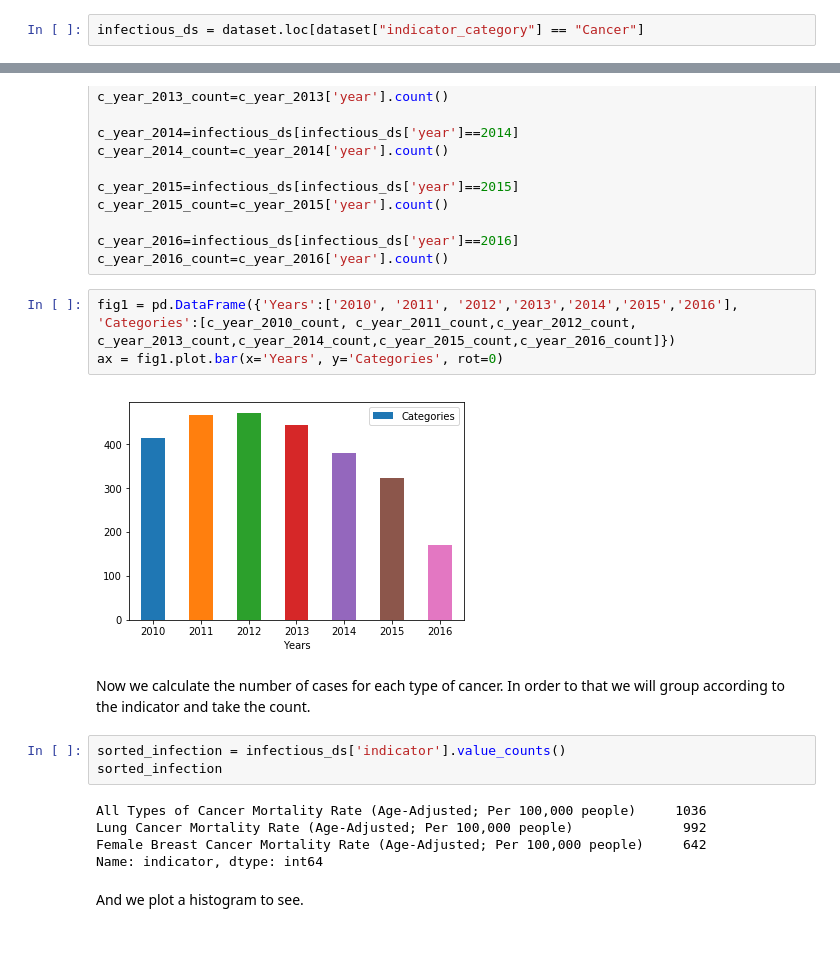
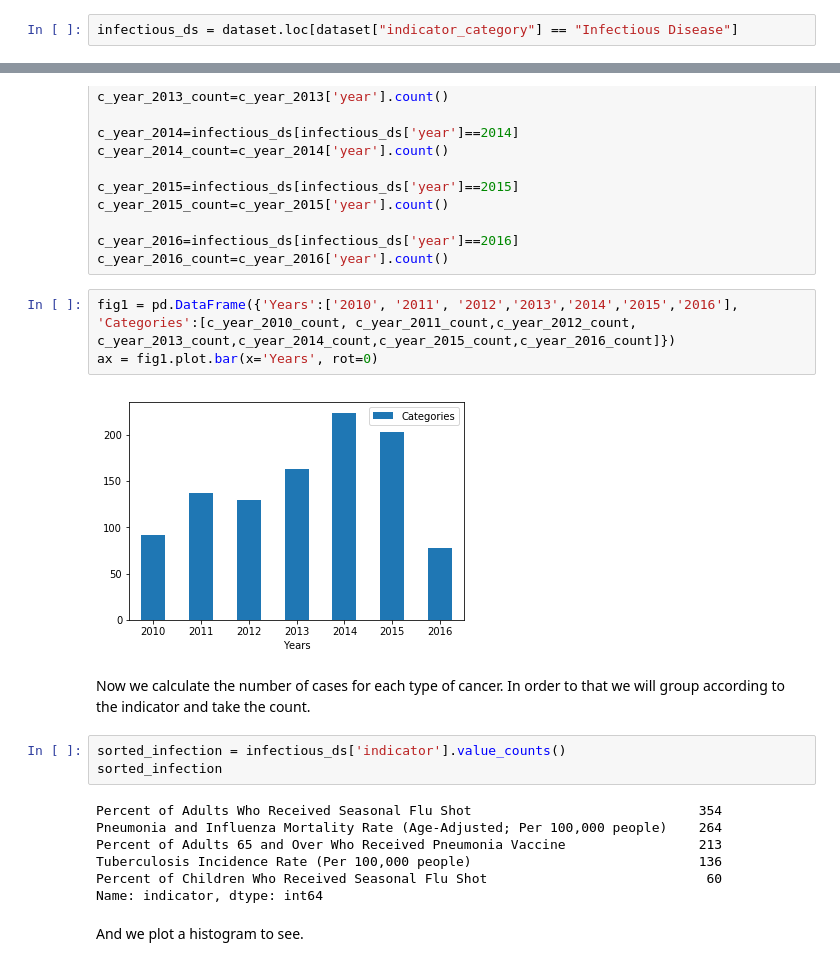
Before and after one commit to bchi-coursework/data-analysis, a Jupyter notebook: infectious_disease.ipynb, the cells around one changed output, grey strips where cells are left out. Saved outputs shown, nothing was run; the diff lists cells and outputs as text.

```diff
--- a/infectious_disease.ipynb
+++ b/infectious_disease.ipynb
@@ -51,7 +54,7 @@ dataset.rename(columns={'Indicator Category':'indicator_category','Indicator':'i
 # %% [markdown]
 <p>3.Now we need to filter the data according to the indicator category. We use one of the values "Cancer".</p>
 # %%
-infectious_ds = dataset.loc[dataset["indicator_category"] == "Cancer"]
+infectious_ds = dataset.loc[dataset["indicator_category"] == "Infectious Disease"]
 # %% [markdown]
 <p>4.And then we remove empty columns and unnecessary columns</p>
 # %%
@@ -103,9 +106,9 @@ c_year_2016=infectious_ds[infectious_ds['year']==2016]
 c_year_2016_count=c_year_2016['year'].count()
 # %%
 fig1 = pd.DataFrame({'Years':['2010', '2011', '2012','2013','2014','2015','2016'], 'Categories':[c_year_2010_count, c_year_2011_count,c_year_2012_count, c_year_2013_count,c_year_2014_count,c_year_2015_count,c_year_2016_count]})
-ax = fig1.plot.bar(x='Years', y='Categories', rot=0)
+ax = fig1.plot.bar(x='Years', rot=0)
 # %% [output]
-[figure, old version]
+[figure, new version]
 # %% [markdown]
 <p>Now we calculate the number of cases for each type of cancer. In order to that we will group according to the
 indicator and take the count.</p>
@@ -113,9 +116,11 @@ indicator and take the count.</p>
 sorted_infection = infectious_ds['indicator'].value_counts()
 sorted_infection
 # %% [output]
-All Types of Cancer Mortality Rate (Age-Adjusted; Per 100,000 people)     1036
-Lung Cancer Mortality Rate (Age-Adjusted; Per 100,000 people)              992
-Female Breast Cancer Mortality Rate (Age-Adjusted; Per 100,000 people)     642
+Percent of Adults Who Received Seasonal Flu Shot                             354
+Pneumonia and Influenza Mortality Rate (Age-Adjusted; Per 100,000 people)    264
+Percent of Adults 65 and Over Who Received Pneumonia Vaccine                 213
+Tuberculosis Incidence Rate (Per 100,000 people)                             136
+Percent of Children Who Received Seasonal Flu Shot                            60
 Name: indicator, dtype: int64
 # %% [markdown]
 <p>And we plot a histogram to see.</p>
```
Also changed, not shown: parts of 11 cells of this notebook, 12 other files.
